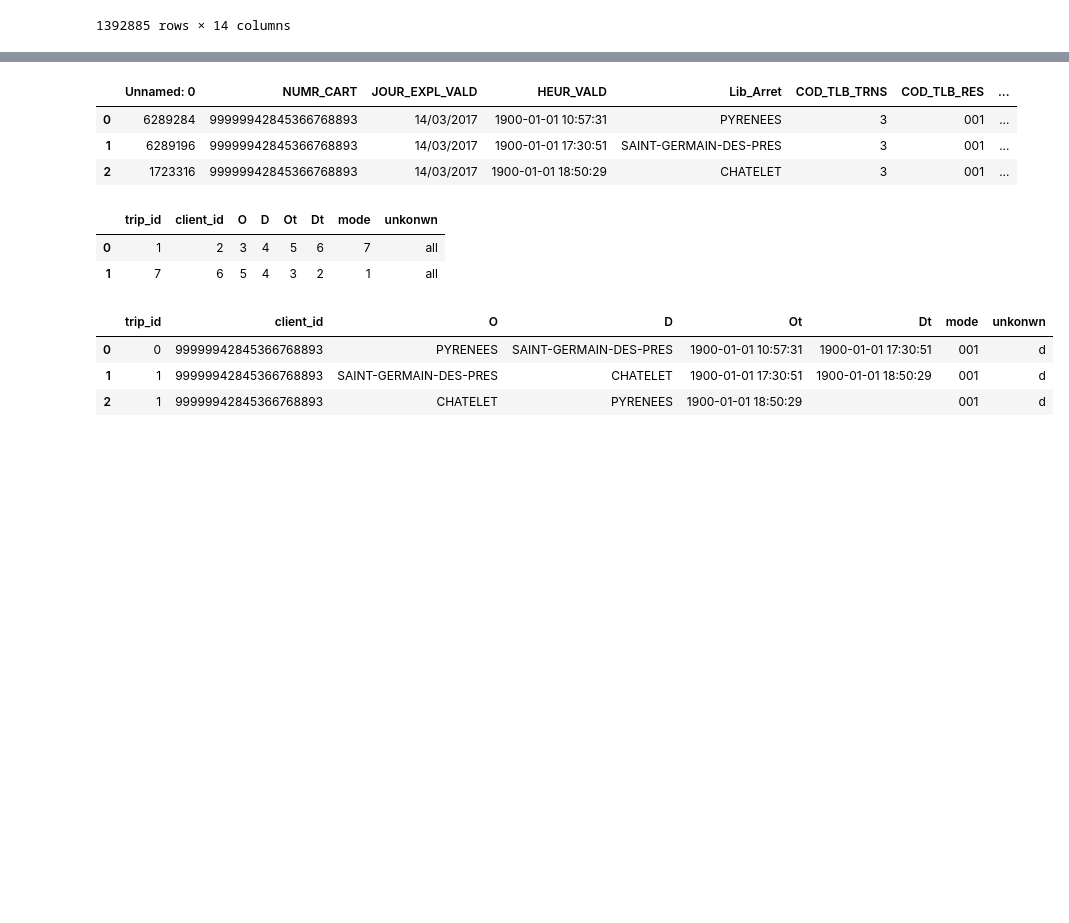
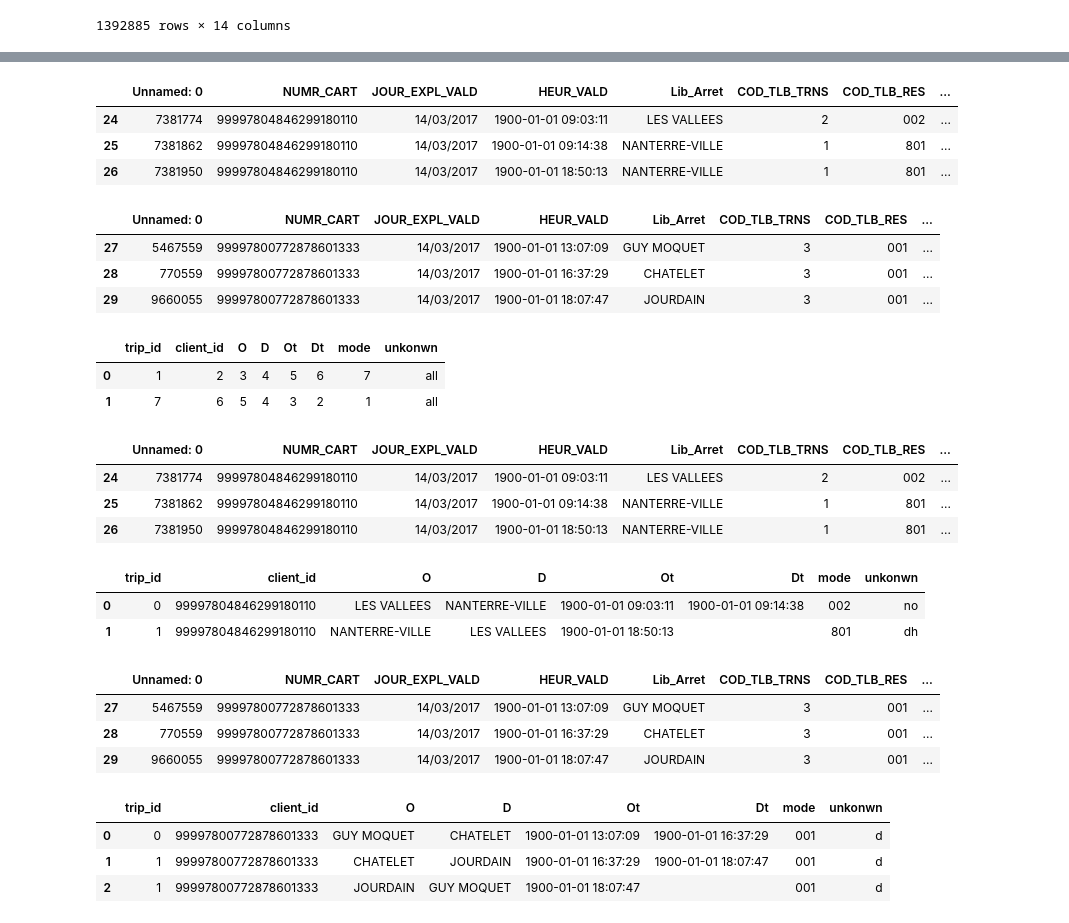
Before and after one commit to Leoyao87820984/Handle_AFC_data, a Jupyter notebook: Trip_prediction.ipynb, the cells around one changed output, grey strips where cells are left out. Drawn from its saved outputs; the diff is of its cells as text; code cells hidden in the pictures; blank space fills up the shorter version.

```diff
--- a/Trip_prediction.ipynb
+++ b/Trip_prediction.ipynb
@@ -43,11 +83,19 @@ data_3_sort
 # %%
-test = data_3_sort[data_3_sort['NUMR_CART'] == '99999942845366768893']
+test = data_3_sort[data_3_sort['NUMR_CART'] == '99997804846299180110']
 test
 # %% [output]
 |  | Unnamed: 0 | NUMR_CART | JOUR_EXPL_VALD | HEUR_VALD | Lib_Arret | COD_TLB_TRNS | COD_TLB_RES | ... |
-| 0 | 6289284 | 99999942845366768893 | 14/03/2017 | 1900-01-01 10:57:31 | PYRENEES | 3 | 001 | ... |
-| 1 | 6289196 | 99999942845366768893 | 14/03/2017 | 1900-01-01 17:30:51 | SAINT-GERMAIN-DES-PRES | 3 | 001 | ... |
-| 2 | 1723316 | 99999942845366768893 | 14/03/2017 | 1900-01-01 18:50:29 | CHATELET | 3 | 001 | ... |
+| 24 | 7381774 | 99997804846299180110 | 14/03/2017 | 1900-01-01 09:03:11 | LES VALLEES | 2 | 002 | ... |
+| 25 | 7381862 | 99997804846299180110 | 14/03/2017 | 1900-01-01 09:14:38 | NANTERRE-VILLE | 1 | 801 | ... |
+| 26 | 7381950 | 99997804846299180110 | 14/03/2017 | 1900-01-01 18:50:13 | NANTERRE-VILLE | 1 | 801 | ... |
+# %%
+test_1 = data_3_sort[data_3_sort['NUMR_CART'] == '99997800772878601333']
+test_1
+# %% [output]
+|  | Unnamed: 0 | NUMR_CART | JOUR_EXPL_VALD | HEUR_VALD | Lib_Arret | COD_TLB_TRNS | COD_TLB_RES | ... |
+| 27 | 5467559 | 99997800772878601333 | 14/03/2017 | 1900-01-01 13:07:09 | GUY MOQUET | 3 | 001 | ... |
+| 28 | 770559 | 99997800772878601333 | 14/03/2017 | 1900-01-01 16:37:29 | CHATELET | 3 | 001 | ... |
+| 29 | 9660055 | 99997800772878601333 | 14/03/2017 | 1900-01-01 18:07:47 | JOURDAIN | 3 | 001 | ... |
 # %%
 entree = ['01 ', '011', '031', '041', '043', '051', '1', '11','11 ','17', '17 ', '31', '41', '43', '51' ]
 sortie = ['02 ', '052', '2', '52']
@@ -75,6 +123,7 @@ def  my_model(data, n, index):
     transfer_id = 0
     trips = pd.DataFrame([], columns=columns)
     start = data.loc[index]     #start would be used in the final trip
+    end = data.loc[index+n-1]
     #start_data = [trip_id, start['NUMR_CART'], start['Lib_Arret'], '', start['HEUR_VALD'], '', start['COD_TLB_RES'], 'd' ]
    # trips.loc[0] = start_data
     trip_start_time = start['HEUR_VALD']
@@ -97,16 +146,38 @@ def  my_model(data, n, index):
                 trip_start_time = second['HEUR_VALD']
                 trip_id = trip_id + 1
     if (i+1) == n:
-        last_data = [trip_id, second['NUMR_CART'], second['Lib_Arret'], '', second['HEUR_VALD'], '', second['COD_TLB_RES'], 'd' ]
+        if (end['HEUR_VALD'] -  trip_start_time).seconds > T:
+            trip_id = trip_id + 1
+        last_data = [trip_id, end['NUMR_CART'], end['Lib_Arret'], '', end['HEUR_VALD'], '', end['COD_TLB_RES'], 'd' ]
         trips.loc[transfer_id] = last_data
         trips.loc[transfer_id, 'trip_id'] = trip_id
         trips.loc[transfer_id, 'D'] = start['Lib_Arret']
-        trips.loc[transfer_id, 'unkonwn'] = 'd'
+        trips.loc[transfer_id, 'unkonwn'] = 'dh'
     return trips
+# %%
+test
+# %% [output]
+|  | Unnamed: 0 | NUMR_CART | JOUR_EXPL_VALD | HEUR_VALD | Lib_Arret | COD_TLB_TRNS | COD_TLB_RES | ... |
+| 24 | 7381774 | 99997804846299180110 | 14/03/2017 | 1900-01-01 09:03:11 | LES VALLEES | 2 | 002 | ... |
+| 25 | 7381862 | 99997804846299180110 | 14/03/2017 | 1900-01-01 09:14:38 | NANTERRE-VILLE | 1 | 801 | ... |
+| 26 | 7381950 | 99997804846299180110 | 14/03/2017 | 1900-01-01 18:50:13 | NANTERRE-VILLE | 1 | 801 | ... |
 # %%
-my_model(test, 3, 0)
+my_model(test, 3, 24)
 # %% [output]
 |  | trip_id | client_id | O | D | Ot | Dt | mode | unkonwn |
-| 0 | 0 | 99999942845366768893 | PYRENEES | SAINT-GERMAIN-DES-PRES | 1900-01-01 10:57:31 | 1900-01-01 17:30:51 | 001 | d |
-| 1 | 1 | 99999942845366768893 | SAINT-GERMAIN-DES-PRES | CHATELET | 1900-01-01 17:30:51 | 1900-01-01 18:50:29 | 001 | d |
-| 2 | 1 | 99999942845366768893 | CHATELET | PYRENEES | 1900-01-01 18:50:29 |  | 001 | d |
+| 0 | 0 | 99997804846299180110 | LES VALLEES | NANTERRE-VILLE | 1900-01-01 09:03:11 | 1900-01-01 09:14:38 | 002 | no |
+| 1 | 1 | 99997804846299180110 | NANTERRE-VILLE | LES VALLEES | 1900-01-01 18:50:13 |  | 801 | dh |
+# %%
+test_1
+# %% [output]
+|  | Unnamed: 0 | NUMR_CART | JOUR_EXPL_VALD | HEUR_VALD | Lib_Arret | COD_TLB_TRNS | COD_TLB_RES | ... |
+| 27 | 5467559 | 99997800772878601333 | 14/03/2017 | 1900-01-01 13:07:09 | GUY MOQUET | 3 | 001 | ... |
+| 28 | 770559 | 99997800772878601333 | 14/03/2017 | 1900-01-01 16:37:29 | CHATELET | 3 | 001 | ... |
+| 29 | 9660055 | 99997800772878601333 | 14/03/2017 | 1900-01-01 18:07:47 | JOURDAIN | 3 | 001 | ... |
+# %%
+my_model(test_1, 3, 27)
+# %% [output]
+|  | trip_id | client_id | O | D | Ot | Dt | mode | unkonwn |
+| 0 | 0 | 99997800772878601333 | GUY MOQUET | CHATELET | 1900-01-01 13:07:09 | 1900-01-01 16:37:29 | 001 | d |
+| 1 | 1 | 99997800772878601333 | CHATELET | JOURDAIN | 1900-01-01 16:37:29 | 1900-01-01 18:07:47 | 001 | d |
+| 2 | 1 | 99997800772878601333 | JOURDAIN | GUY MOQUET | 1900-01-01 18:07:47 |  | 001 | d |
```
Also changed, not shown: parts of 8 cells of this notebook, 5 other files.
